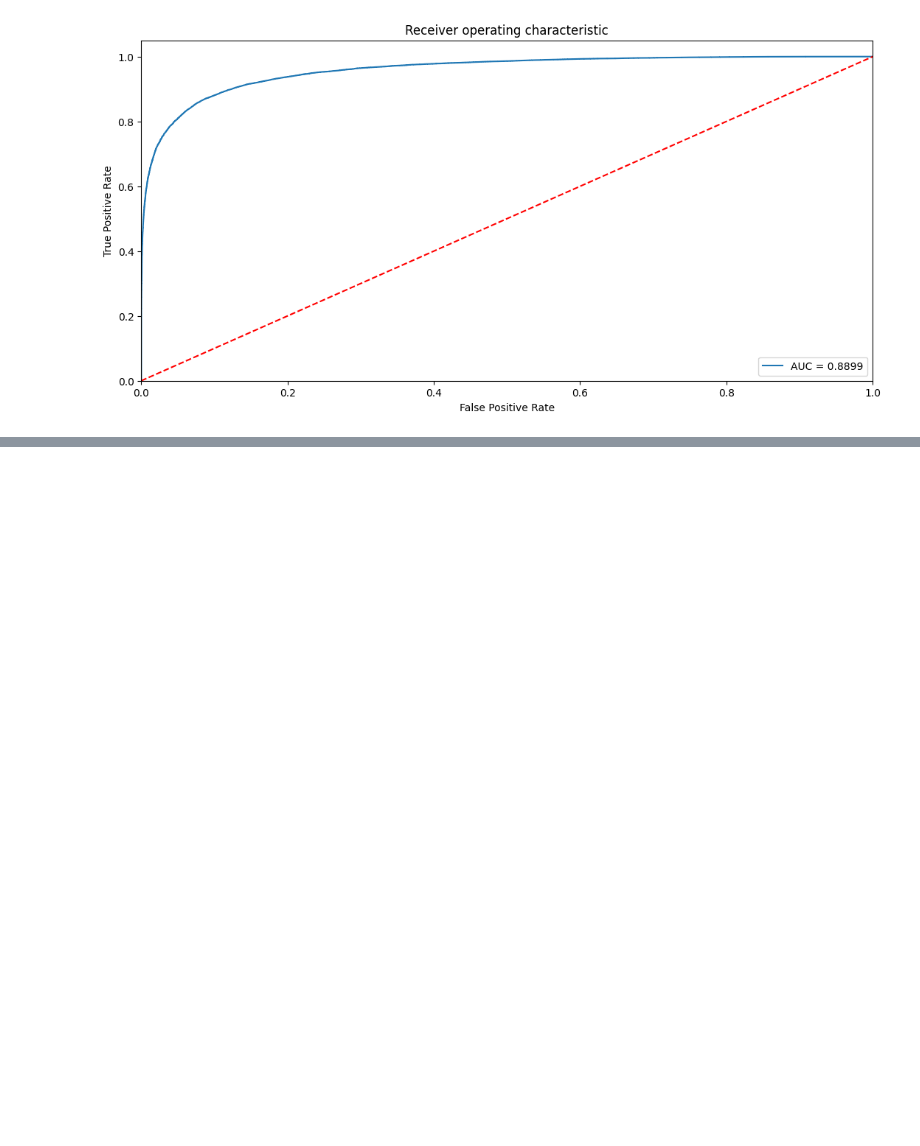
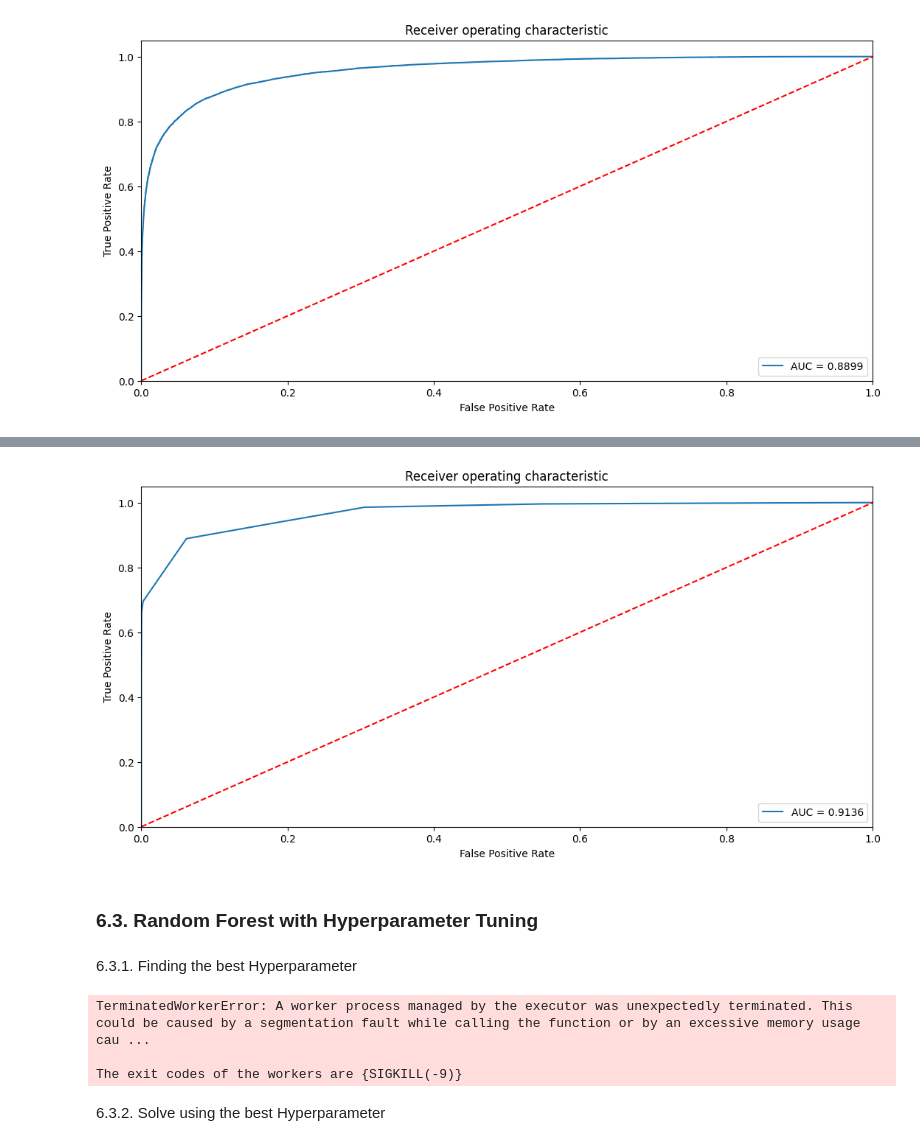
Before and after one commit to dealoux/COSC2753-a1, a Jupyter notebook: code/COSC2753_A1_s4000577.ipynb, the cells around one changed output, grey strips where cells are left out. Drawn from its saved outputs; the diff is of its cells as text; code cells hidden in the pictures; blank space fills up the shorter version.

```diff
--- a/code/models_evaluations.ipynb
+++ b/code/COSC2753_A1_s4000577.ipynb
@@ -454,0 +574,35 @@ metric_roc(y_pred_log_reg, y_pred_prob_log_reg, y_test)
+# %%
+metric_roc(y_pred_decision_tree, y_pred_prob_decision_tree, y_test)
+# %% [output]
+[figure, added]
+# %% [markdown]
+### 6.3. Random Forest with Hyperparameter Tuning
+# %% [markdown]
+6.3.1. Finding the best Hyperparameter
+# %%
+clf = RandomForestClassifier()
+
+# choose hyper-parameter
+n_estimators = [10, 100, 1000]
+max_features = ['sqrt', 'log2']
+
+# set up grid search
+grid = dict(n_estimators=n_estimators,max_features=max_features)
+cv = RepeatedStratifiedKFold(n_splits=10, n_repeats=3, random_state=1)
+grid_search = GridSearchCV(estimator=clf, param_grid=grid, n_jobs=-1, cv=cv, scoring='recall',error_score=0)
+grid_result = grid_search.fit(x_train, y_train)
+
+# show results
+print("Best: %f using %s" % (grid_result.best_score_, grid_result.best_params_))
+means = grid_result.cv_results_['mean_test_score']
+stds = grid_result.cv_results_['std_test_score']
+params = grid_result.cv_results_['params']
+
+for mean, stdev, param in zip(means, stds, params):
+  print("%f (%f) with: %r" % (mean, stdev, param))
+# %% [output]
+TerminatedWorkerError: A worker process managed by the executor was unexpectedly terminated. This could be caused by a segmentation fault while calling the function or by an excessive memory usage cau ...
+
+The exit codes of the workers are {SIGKILL(-9)}
+# %% [markdown]
+6.3.2. Solve using the best Hyperparameter
```
Also changed, not shown: parts of 25 cells of this notebook, 3 other files.
